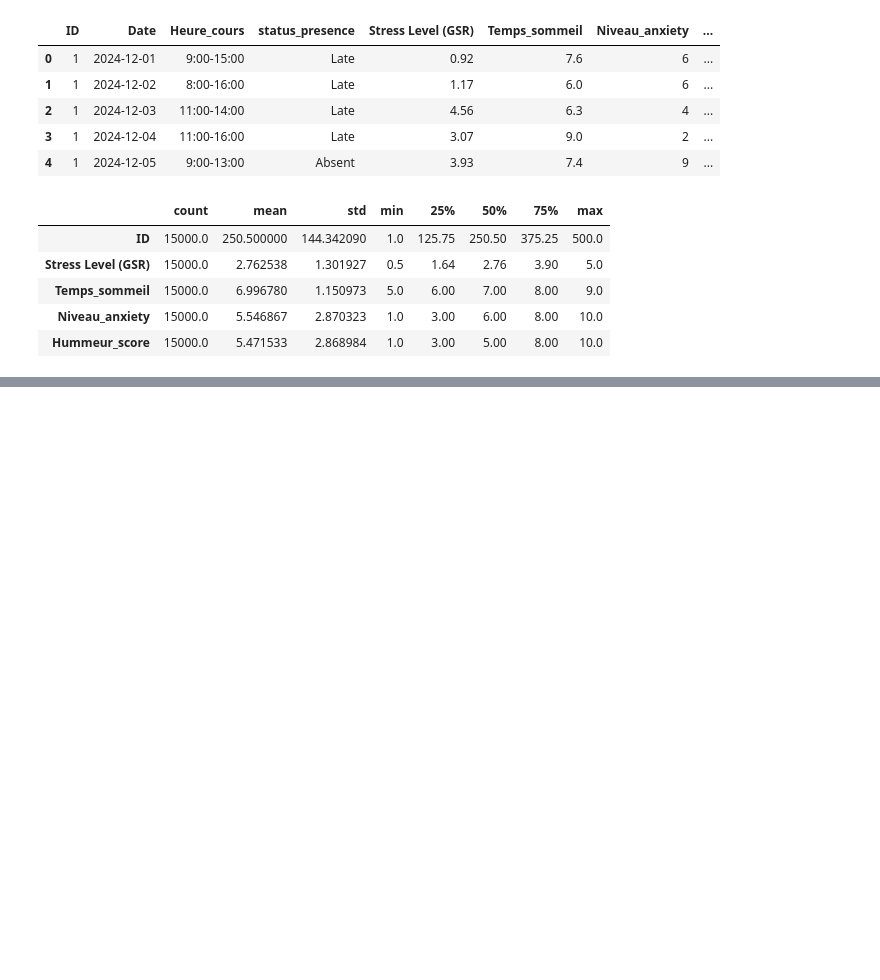
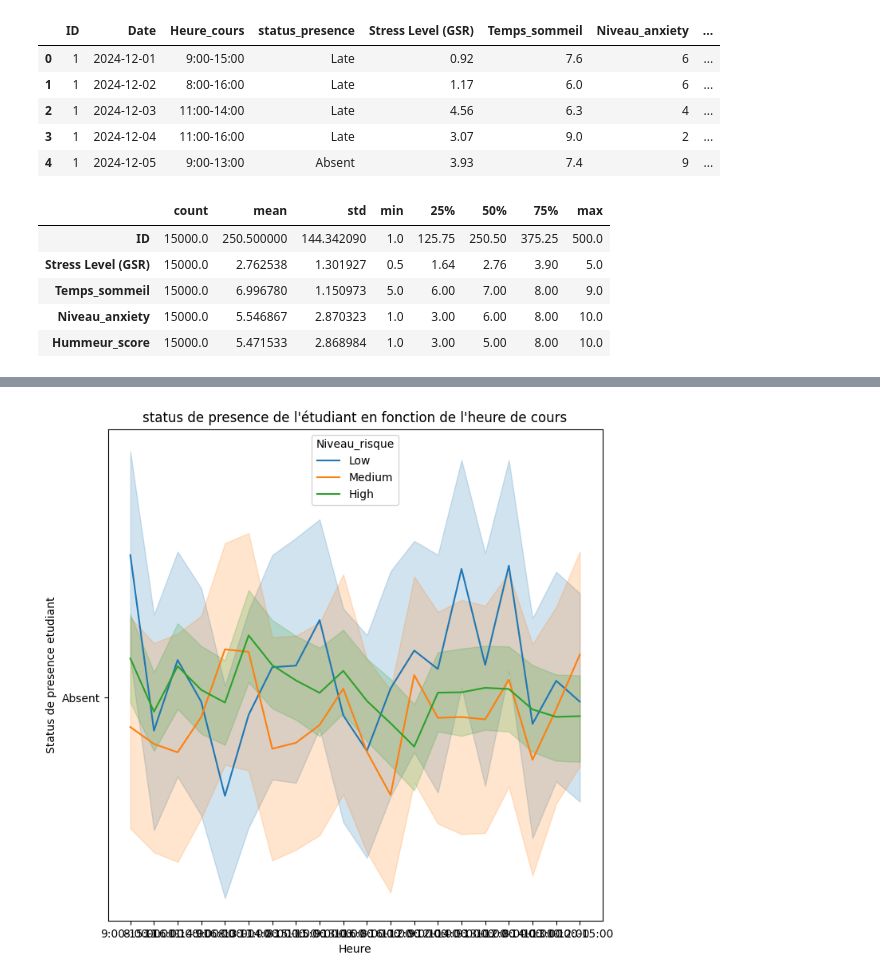
Before and after one commit to dona-eric/Projet-Etudiant, a Jupyter notebook: Data_Health_Student/Analyse_health_student/Analyse_stduent.ipynb, the cells around one changed output, grey strips where cells are left out. Saved outputs shown, nothing was run; the diff lists cells and outputs as text; code cells hidden in the pictures; blank space fills up the shorter version.

```diff
--- a/Data_Health_Student/Analyse_health_student/Analyse_stduent.ipynb
+++ b/Data_Health_Student/Analyse_health_student/Analyse_stduent.ipynb
@@ -62,0 +128,9 @@ df.describe().T
+# %%
+plt.figure(figsize=(8, 8))
+sns.lineplot(data =df, x='Heure_cours', y='status_presence', hue='Niveau_risque')
+plt.xlabel('Heure')
+plt.ylabel('Status de presence etudiant')
+plt.title("status de presence de l'étudiant en fonction de l'heure de cours" )
+plt.show()
+# %% [output]
+[figure, added]
```
Also changed, not shown: parts of 47 cells of this notebook, 5 other files.
